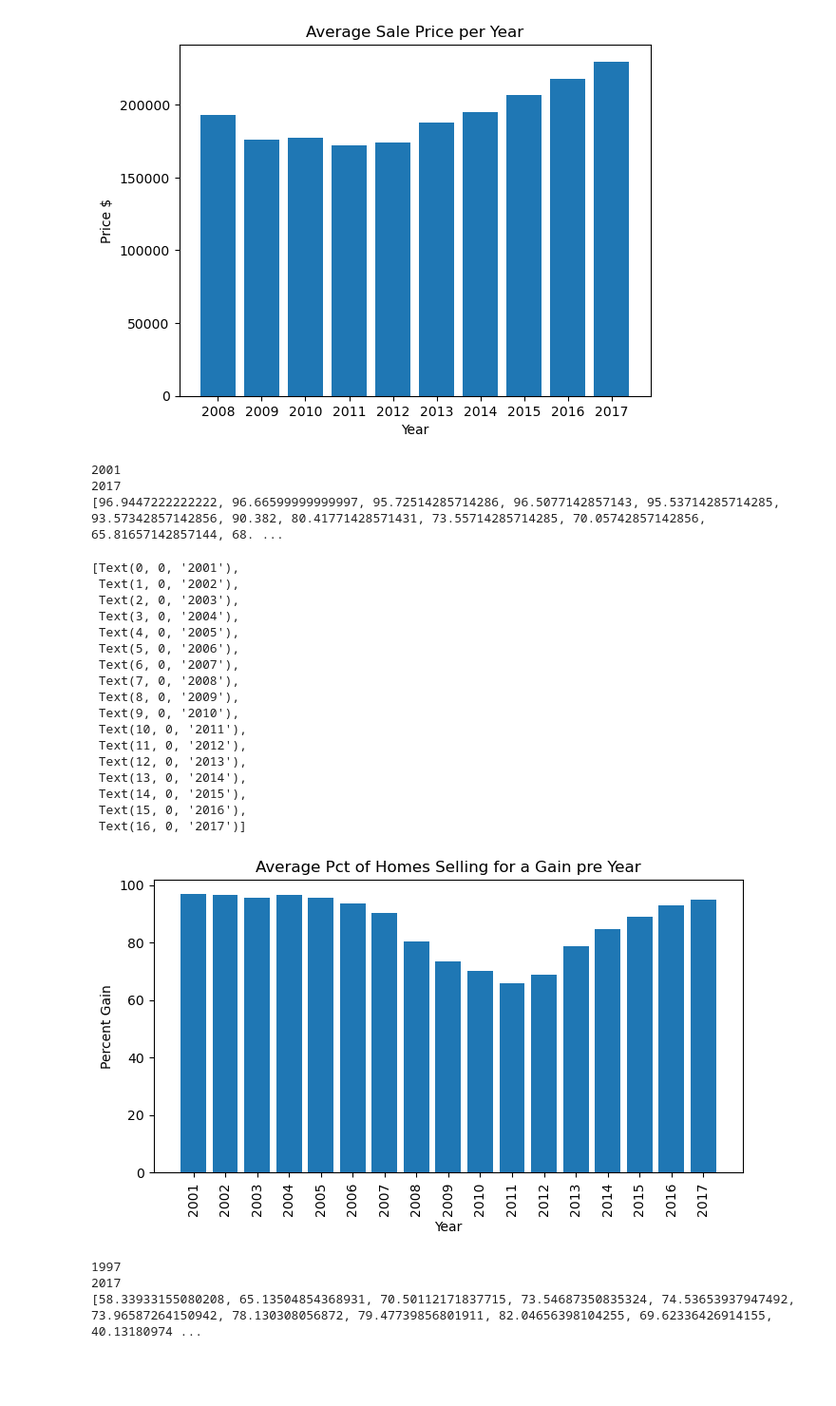
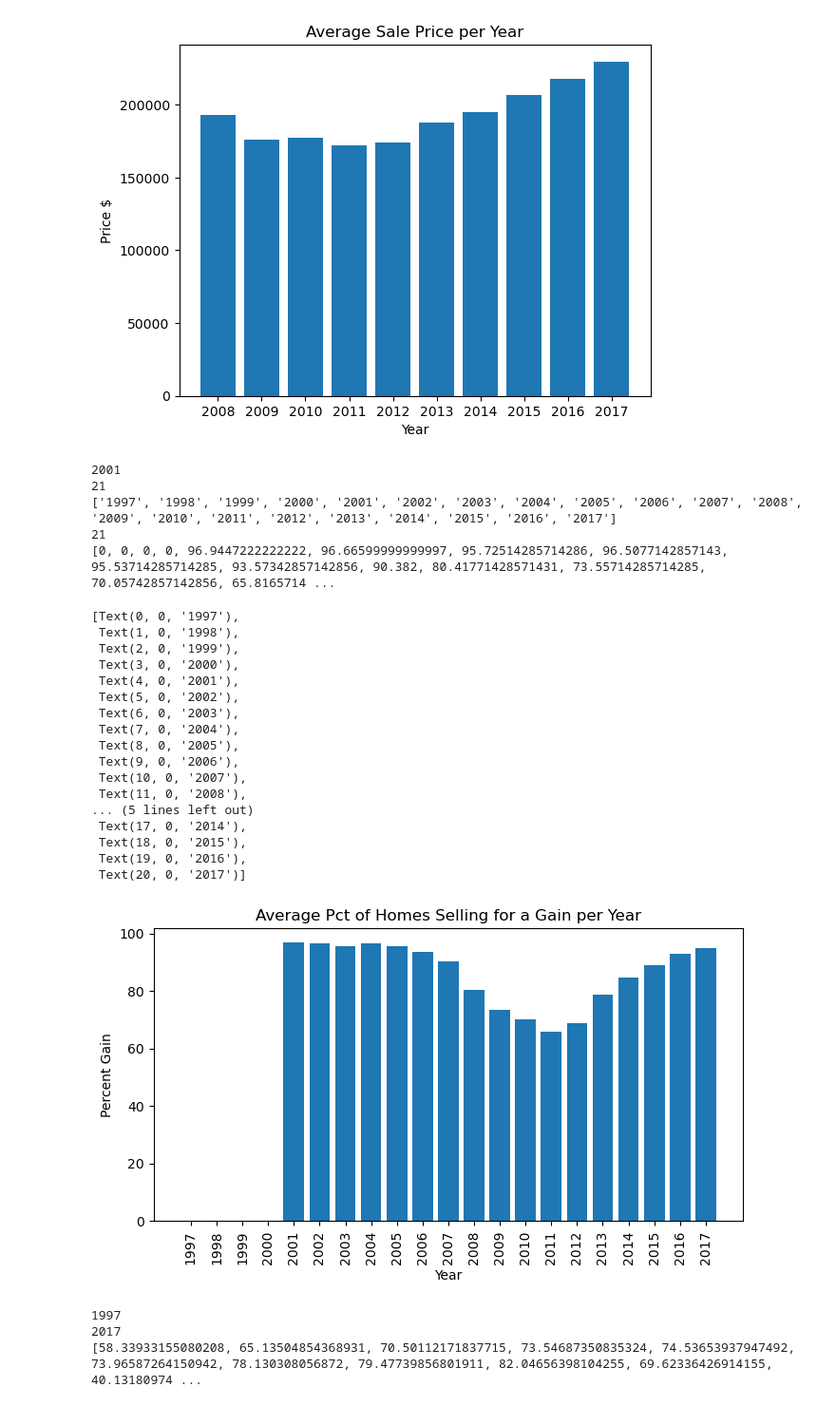
Before and after one commit to MikePlekan/Real-Estate-project, a Jupyter notebook: LookingAtData.ipynb, the cells around one changed output. Shown: that part at 95% size. Cells and saved outputs as stored; diff of their text form; code cells hidden in the pictures; blank space fills up the shorter version.

Commit message:
Updated graphs for slides

```diff
--- a/LookingAtData.ipynb
+++ b/LookingAtData.ipynb
@@ -82,9 +82,9 @@ for i in dfMedPrice['Date']:
 
 total = 0
 num = 0
-averagePrice = []
+averagePrice = [0,0]
 yearToCheck = int(years[0])
-xlab = [str(yearToCheck)]
+xlab = ['2008', '2009', '2010']
 #print(type(yearToCheck))
 
 for i in range(len(prices)):
@@ -189,61 +189,67 @@ for i in dfPctGain['Date']:
 
 total = 0
 num = 0
-xlab = [years[0]]
-averagePctGain = []
+xlab = ['1997','1998','1999','2000','2001']
+#xlab = [years[0]]
+averagePctGain = [0,0,0,0]
+#averagePctGain = []
 yearToCheck = int(years[0])
 print((yearToCheck))
 
 for i in range(len(pctGain)):
     year = int(years[i])
     #print(year)
 
     if (year == yearToCheck):
         total = total + pctGain[i]
         num += 1
     else:
         averagePctGain.append(total/num)
         yearToCheck += 1
         xlab.append(str(yearToCheck))
         total = 0
         num = 0
 
 averagePctGain.append(total/num)
 
-print(yearToCheck)
+print(len(xlab))
+print(xlab)
+print(len(averagePctGain))
 print(averagePctGain)
 
 
 #print(len(housingPrice))
 #print(len(years))
 fig, ax = plt.subplots(figsize = (8,4))
-plt.title("Average Pct of Homes Selling for a Gain pre Year")
+plt.title("Average Pct of Homes Selling for a Gain per Year")
 plt.xlabel("Year")
 plt.ylabel("Percent Gain")
 plt.bar(xlab, averagePctGain)
 ax.set_xticklabels((xlab), rotation = 90)
 # %% [output]
 2001
-2017
-[96.9447222222222, 96.66599999999997, 95.72514285714286, 96.5077142857143, 95.53714285714285, 93.57342857142856, 90.382, 80.41771428571431, 73.55714285714285, 70.05742857142856, 65.81657142857144, 68. ...
+21
+['1997', '1998', '1999', '2000', '2001', '2002', '2003', '2004', '2005', '2006', '2007', '2008', '2009', '2010', '2011', '2012', '2013', '2014', '2015', '2016', '2017']
+21
+[0, 0, 0, 0, 96.9447222222222, 96.66599999999997, 95.72514285714286, 96.5077142857143, 95.53714285714285, 93.57342857142856, 90.382, 80.41771428571431, 73.55714285714285, 70.05742857142856, 65.8165714 ...
-[Text(0, 0, '2001'),
- Text(1, 0, '2002'),
- Text(2, 0, '2003'),
- Text(3, 0, '2004'),
- Text(4, 0, '2005'),
- Text(5, 0, '2006'),
- Text(6, 0, '2007'),
- Text(7, 0, '2008'),
- Text(8, 0, '2009'),
- Text(9, 0, '2010'),
- Text(10, 0, '2011'),
- Text(11, 0, '2012'),
- Text(12, 0, '2013'),
- Text(13, 0, '2014'),
- Text(14, 0, '2015'),
- Text(15, 0, '2016'),
- Text(16, 0, '2017')]
+[Text(0, 0, '1997'),
+ Text(1, 0, '1998'),
+ Text(2, 0, '1999'),
+ Text(3, 0, '2000'),
+ Text(4, 0, '2001'),
+ Text(5, 0, '2002'),
+ Text(6, 0, '2003'),
+ Text(7, 0, '2004'),
+ Text(8, 0, '2005'),
+ Text(9, 0, '2006'),
+ Text(10, 0, '2007'),
+ Text(11, 0, '2008'),
+... (5 lines left out)
+ Text(17, 0, '2014'),
+ Text(18, 0, '2015'),
+ Text(19, 0, '2016'),
+ Text(20, 0, '2017')]
-[figure, old version]
+[figure, new version]
 # %%
 years = []
 pctIncreasingValue = []
```
Also changed, not shown: parts of 2 cells of this notebook.
